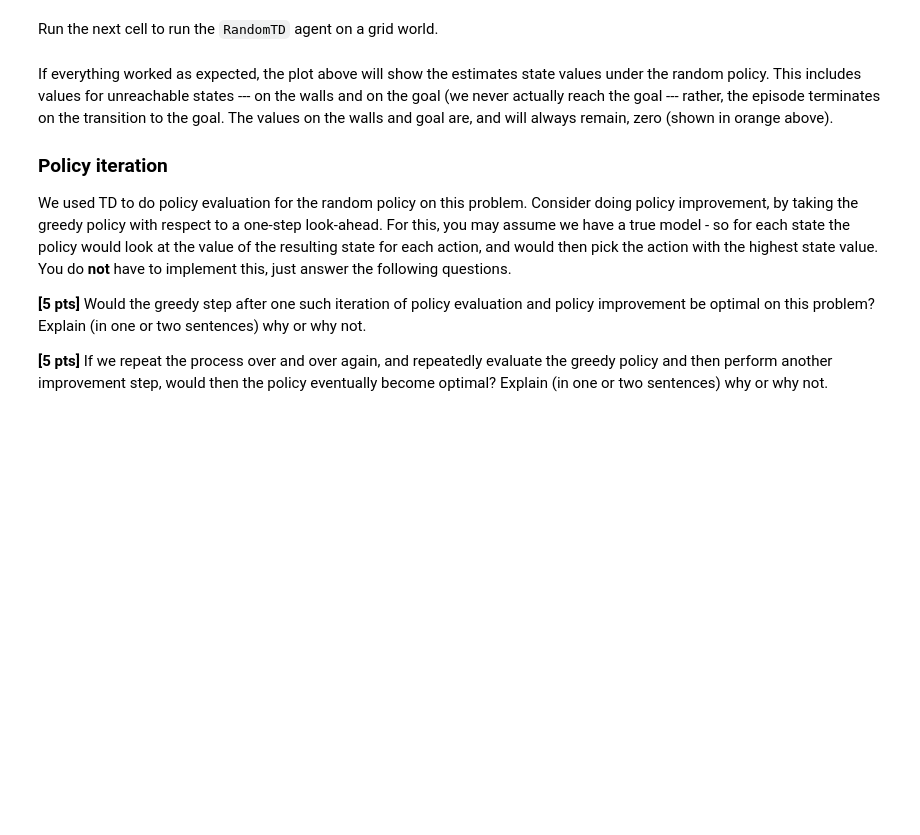
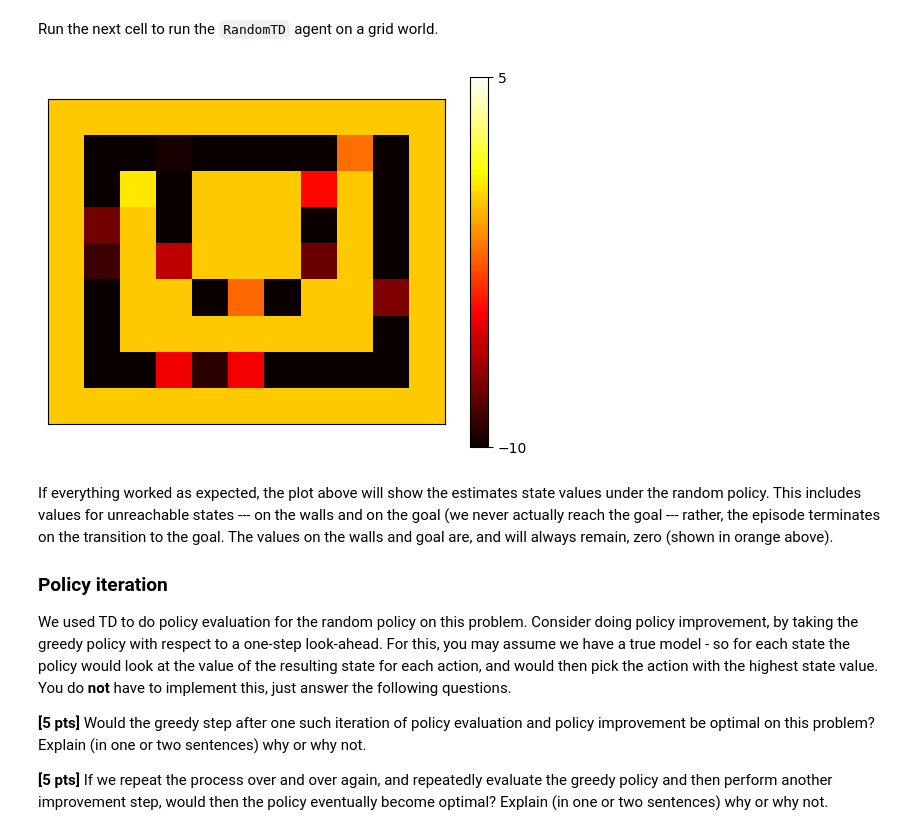
Before and after one commit to faisalomari/RL_algorithms, a Jupyter notebook: RL24_assignment_1.ipynb, the cells around one changed output. Drawn from its saved outputs; the diff is of its cells as text; code cells hidden in the pictures; blank space fills up the shorter version.

```diff
--- a/RL24_assignment_1.ipynb
+++ b/RL24_assignment_1.ipynb
@@ -236,8 +236,11 @@ class RandomTD(object):
     self.previous_state = self
     self._state = next_state
     next_action = np.random.randint(self._number_of_actions)
+    #j=20
+    current_state = self
+    '''while current_state.previous_state!=None and j>0:
 
-    current_state = self
+      j-=1'''
     td_target = reward + discount * self._values[current_state._state]
     td_error = td_target - self._values[current_state.previous_state._state]
     self._values[current_state.previous_state._state] +=self._step_size*td_error
@@ -249,11 +252,13 @@ Run the next cell to run the `RandomTD` agent on a grid world.
 # %%
 # DO NOT MODIFY THIS CELL
 grid = Grid()
 init_state = grid.get_obs()
 agent = RandomTD(grid._layout.size, num_actions, init_state)
 run_experiment(grid, agent, int(1e5))
 v = agent.get_values()
-plot_values(v.reshape(grid._layout.shape), colormap="hot", vmin=-10, vmax=10)
+plot_values(v.reshape(grid._layout.shape), colormap="hot", vmin=-10, vmax=5)
+# %% [output]
+[figure, added]
 # %% [markdown]
 If everything worked as expected, the plot above will show the estimates state values under the random policy. This includes values for unreachable states --- on the walls and on the goal (we never actually reach the goal --- rather, the episode terminates on the transition to the goal.  The values on the walls and goal are, and will always remain, zero (shown in orange above).
 
```
Also changed, not shown: parts of 2 cells of this notebook.
